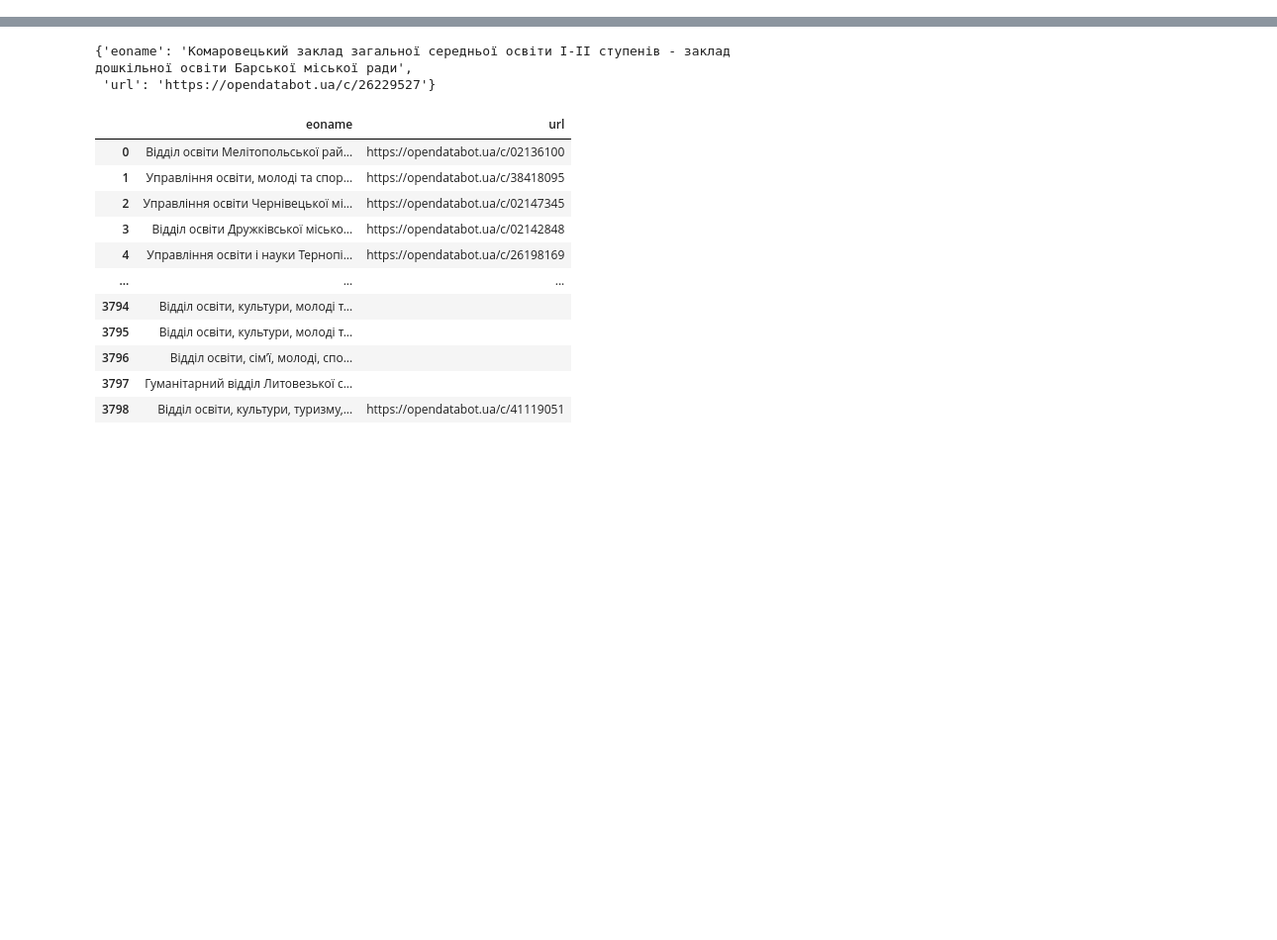
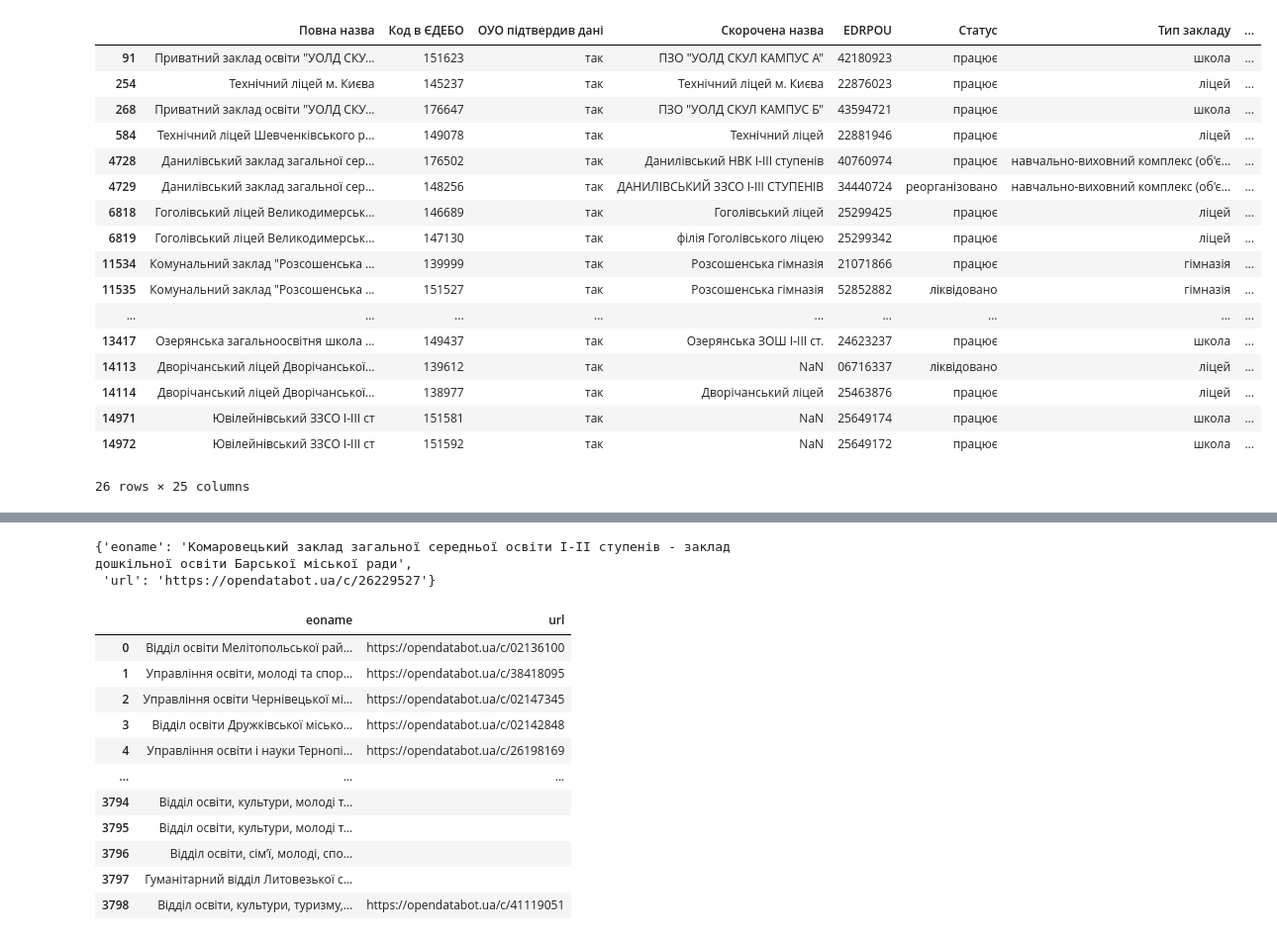
Before and after one commit to DataResponsibly/ZNO-Dataset, a Jupyter notebook: notebooks/tables_creation/Organizations_table.ipynb, the cells around one changed output, grey strips where cells are left out. Shown at 99% size. Cells and saved outputs as stored; diff of their text form; code cells hidden in the pictures; blank space fills up the shorter version.

```diff
--- a/notebooks/tables_creation/Organizations_table.ipynb
+++ b/notebooks/tables_creation/Organizations_table.ipynb
@@ -86,0 +296,3 @@ array(['Відділ освіти Мелітопольської районно
+# %%
+schools_data_id.rename(columns={'Код КОАТУУ':'KOATUU_2020', 'Код ЄДРПОУ':'EDRPOU'}, inplace=True)
+schools_data_id.columns
@@ -86,0 +320,4 @@ array(['Відділ освіти Мелітопольської районно
+# %%
+schools_data_id['EDRPOU']=schools_data_id['EDRPOU'].apply(lambda x: '0'+x if (isinstance(x, str) and 0<len(x)<8) else x)
+# %%
+schools_data_id = schools_data_id[schools_data_id.EDRPOU.str.len() == 8]
@@ -86,0 +331,23 @@ array(['Відділ освіти Мелітопольської районно
+# %%
+schools_data_id = schools_data_id.drop_duplicates(subset=['id', 'EDRPOU'], keep='last')
+# %%
+schools_data_id[schools_data_id.duplicated(subset=['id'], keep=False)]
+# %% [output]
+|  | Повна назва | Код в ЄДЕБО | ОУО підтвердив дані | Скорочена назва | EDRPOU | Статус | Тип закладу | ... |
+| 91 | Приватний заклад освіти "УОЛД СКУ... | 151623 | так | ПЗО "УОЛД СКУЛ КАМПУС А" | 42180923 | працює | школа | ... |
+| 254 | Технічний ліцей м. Києва | 145237 | так | Технічний ліцей м. Києва | 22876023 | працює | ліцей | ... |
+| 268 | Приватний заклад освіти "УОЛД СКУ... | 176647 | так | ПЗО "УОЛД СКУЛ КАМПУС Б" | 43594721 | працює | школа | ... |
+| 584 | Технічний ліцей Шевченківського р... | 149078 | так | Технічний ліцей | 22881946 | працює | ліцей | ... |
+| 4728 | Данилівський заклад загальної сер... | 176502 | так | Данилівський НВК І-ІІІ ступенів | 40760974 | працює | навчально-виховний комплекс (об'є... | ... |
+| 4729 | Данилівський заклад загальної сер... | 148256 | так | ДАНИЛІВСЬКИЙ ЗЗСО І-ІІІ СТУПЕНІВ | 34440724 | реорганізовано | навчально-виховний комплекс (об'є... | ... |
+| 6818 | Гоголівський ліцей Великодимерськ... | 146689 | так | Гоголівський ліцей | 25299425 | працює | ліцей | ... |
+| 6819 | Гоголівський ліцей Великодимерськ... | 147130 | так | філія Гоголівського ліцею | 25299342 | працює | ліцей | ... |
+| 11534 | Комунальний заклад "Розсошенська ... | 139999 | так | Розсошенська гімназія | 21071866 | працює | гімназія | ... |
+| 11535 | Комунальний заклад "Розсошенська ... | 151527 | так | Розсошенська гімназія | 52852882 | ліквідовано | гімназія | ... |
+| ... | ... | ... | ... | ... | ... | ... | ... | ... |
+| 13417 | Озерянська загальноосвітня школа ... | 149437 | так | Озерянська ЗОШ І-ІІІ ст. | 24623237 | працює | школа | ... |
+| 14113 | Дворічанський ліцей Дворічанської... | 139612 | так | NaN | 06716337 | ліквідовано | ліцей | ... |
+| 14114 | Дворічанський ліцей Дворічанської... | 138977 | так | Дворічанський ліцей | 25463876 | працює | ліцей | ... |
+| 14971 | Ювілейнівський ЗЗСО І-ІІІ ст | 151581 | так | NaN | 25649174 | працює | школа | ... |
+| 14972 | Ювілейнівський ЗЗСО І-ІІІ ст | 151592 | так | NaN | 25649172 | працює | школа | ... |
+26 rows × 25 columns
```
Also changed, not shown: parts of 39 cells of this notebook.
